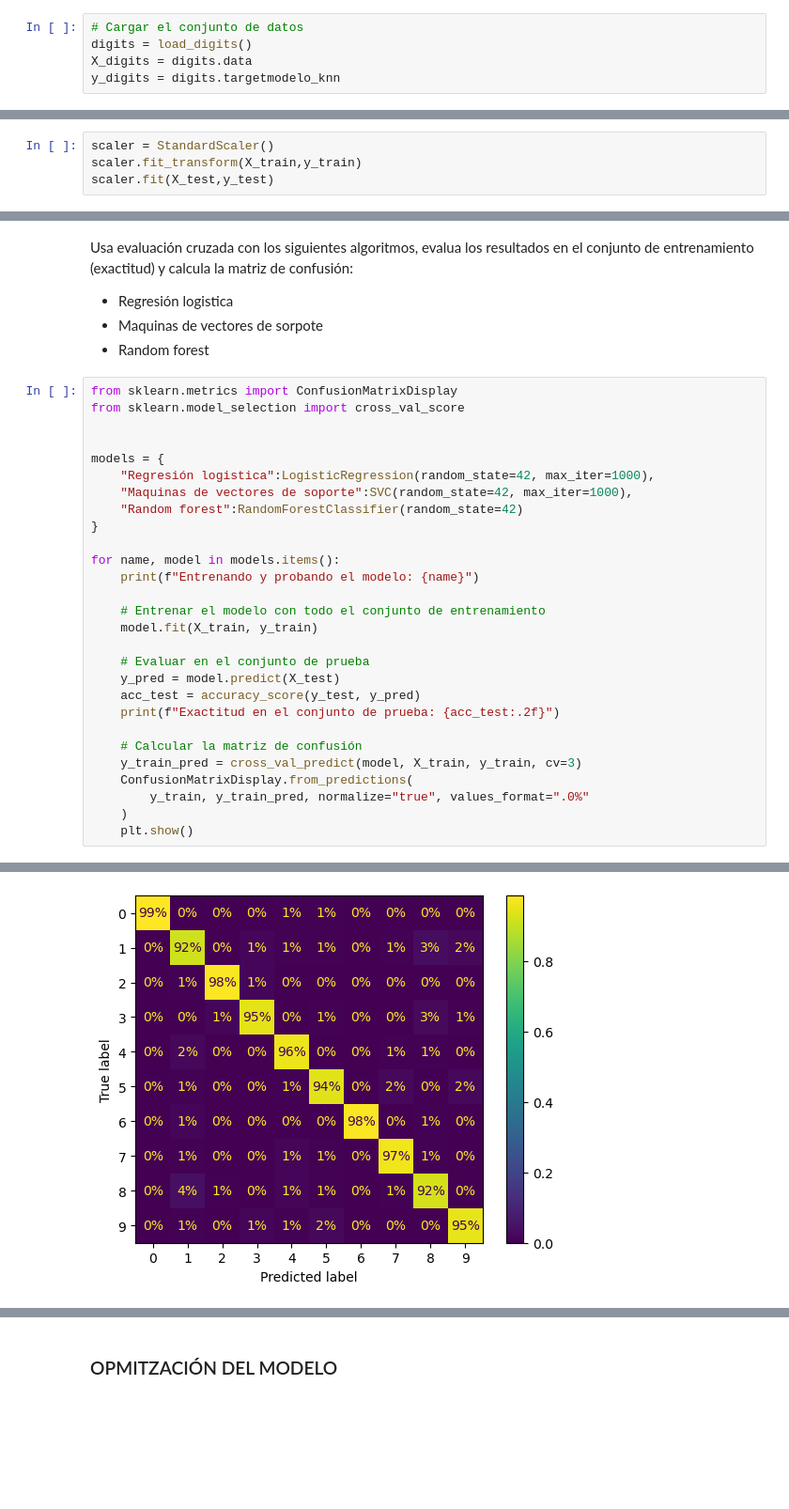
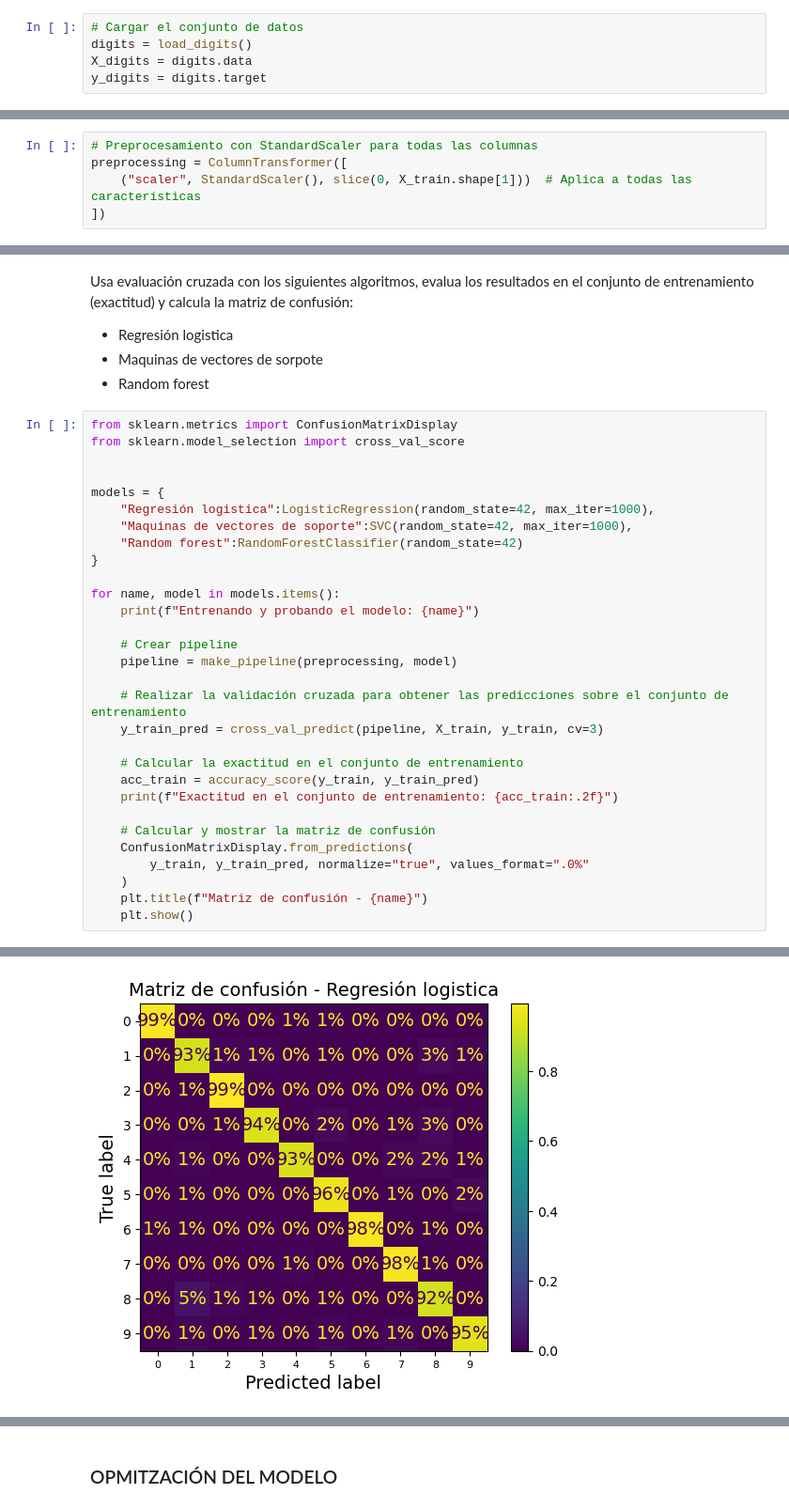
Before and after one commit to Mario-Lopez-Gonzalez/Python_clase, a Jupyter notebook: SAPA/Ejercicios/2_8Ejercicios.ipynb, the cells around one changed output, grey strips where cells are left out. Shown at 94% size. Drawn from its saved outputs; the diff is of its cells as text; blank space fills up the shorter version.

```diff
--- a/SAPA/Ejercicios/2_8Ejercicios.ipynb
+++ b/SAPA/Ejercicios/2_8Ejercicios.ipynb
@@ -681,7 +530,7 @@ Crea un clasificador que nos diga de que número se trata.
 # Cargar el conjunto de datos
 digits = load_digits()
 X_digits = digits.data
-y_digits = digits.targetmodelo_knn
+y_digits = digits.target
 # %% [markdown]
 #### EXPLORAR LOS DATOS
 # %%
@@ -743,7 +592,3 @@ Elemento 9 aparece 180 veces
 X_train, X_test, y_train, y_test = train_test_split(X_digits,y_digits, test_size=0.2, random_state=42)
 # %% [markdown]
 #### PREPARAR LOS DATOS
-# %%
-scaler = StandardScaler()
-scaler.fit_transform(X_train,y_train)
-scaler.fit(X_test,y_test)
@@ -752,3 +595,8 @@ StandardScaler()
+# %%
+# Preprocesamiento con StandardScaler para todas las columnas
+preprocessing = ColumnTransformer([
+    ("scaler", StandardScaler(), slice(0, X_train.shape[1]))  # Aplica a todas las características
+])
 # %% [markdown]
 ### ENTRENAMIENTO Y EVALUACIÓN DEL MODELO
 # %% [markdown]
@@ -770,19 +618,21 @@ models = {
 for name, model in models.items():
     print(f"Entrenando y probando el modelo: {name}")
 
-    # Entrenar el modelo con todo el conjunto de entrenamiento
-    model.fit(X_train, y_train)
+    # Crear pipeline
+    pipeline = make_pipeline(preprocessing, model)
 
-    # Evaluar en el conjunto de prueba
-    y_pred = model.predict(X_test)
-    acc_test = accuracy_score(y_test, y_pred)
-    print(f"Exactitud en el conjunto de prueba: {acc_test:.2f}")
+    # Realizar la validación cruzada para obtener las predicciones sobre el conjunto de entrenamiento
+    y_train_pred = cross_val_predict(pipeline, X_train, y_train, cv=3)
 
-    # Calcular la matriz de confusión
-    y_train_pred = cross_val_predict(model, X_train, y_train, cv=3)
+    # Calcular la exactitud en el conjunto de entrenamiento
+    acc_train = accuracy_score(y_train, y_train_pred)
+    print(f"Exactitud en el conjunto de entrenamiento: {acc_train:.2f}")
+
+    # Calcular y mostrar la matriz de confusión
     ConfusionMatrixDisplay.from_predictions(
         y_train, y_train_pred, normalize="true", values_format=".0%"
     )
+    plt.title(f"Matriz de confusión - {name}")
     plt.show()
 # %% [output]
 Entrenando y probando el modelo: Regresión logistica
@@ -790,2 +640,2 @@ Exactitud en el conjunto de prueba: 0.97
-[figure, old version]
+[figure, new version]
 Entrenando y probando el modelo: Maquinas de vectores de soporte
```
Also changed, not shown: parts of 12 cells of this notebook, 2 other files.
